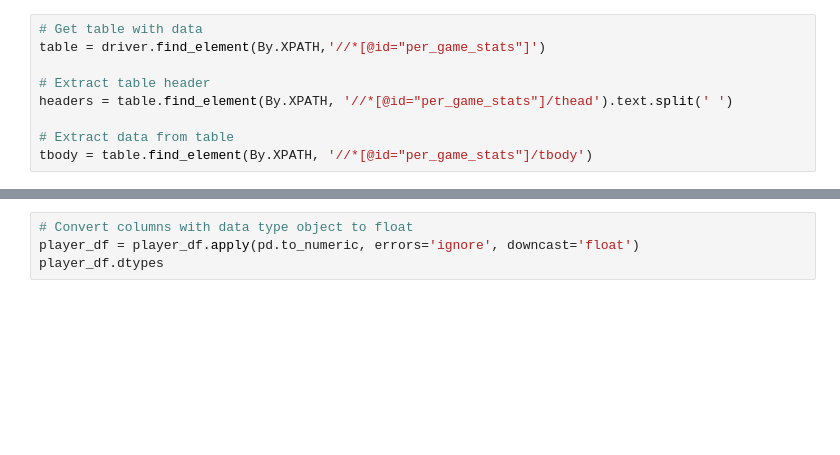
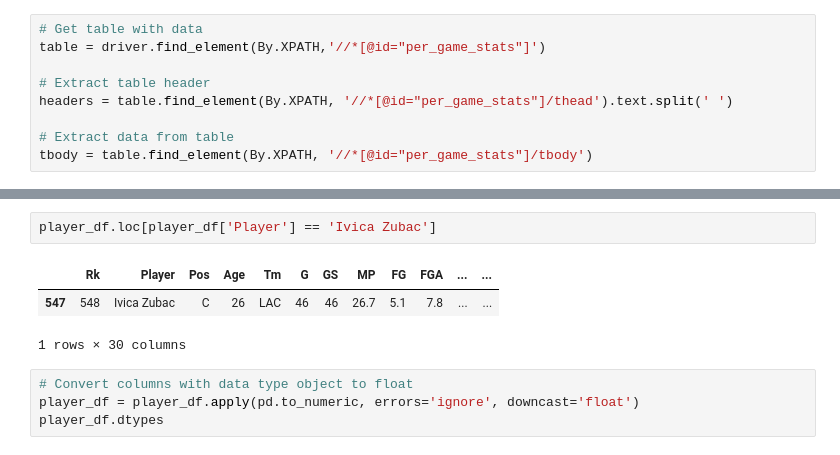
Before and after one commit to VincentGordon-Data-Analyst/nba-web-scraping-project, a Jupyter notebook: Stats/stats.ipynb, the cells around one changed output, grey strips where cells are left out. Saved outputs shown, nothing was run; the diff lists cells and outputs as text; blank space fills up the shorter version.

```diff
--- a/Stats/stats.ipynb
+++ b/Stats/stats.ipynb
@@ -175,3 +175,9 @@ memory usage: 126.7+ KB
+# %%
+player_df.loc[player_df['Player'] == 'Ivica Zubac']
+# %% [output]
+|  | Rk | Player | Pos | Age | Tm | G | GS | MP | FG | FGA | ... | ... |
+| 547 | 548 | Ivica Zubac | C | 26 | LAC | 46 | 46 | 26.7 | 5.1 | 7.8 | ... | ... |
+1 rows × 30 columns
 # %%
 # Convert columns with data type object to float
 player_df = player_df.apply(pd.to_numeric, errors='ignore', downcast='float')
```
Also changed, not shown: parts of 12 cells of this notebook, 13 other files.
